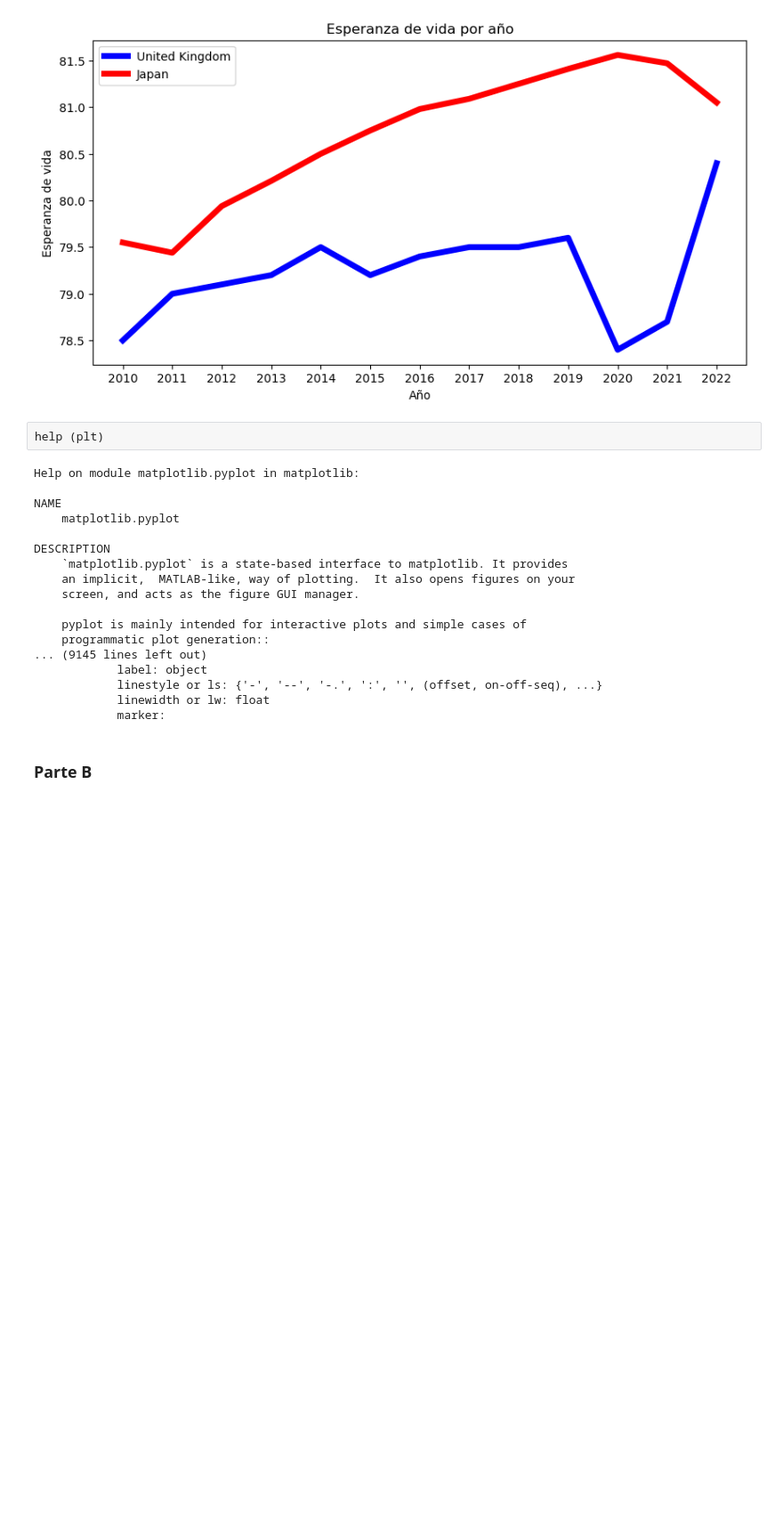
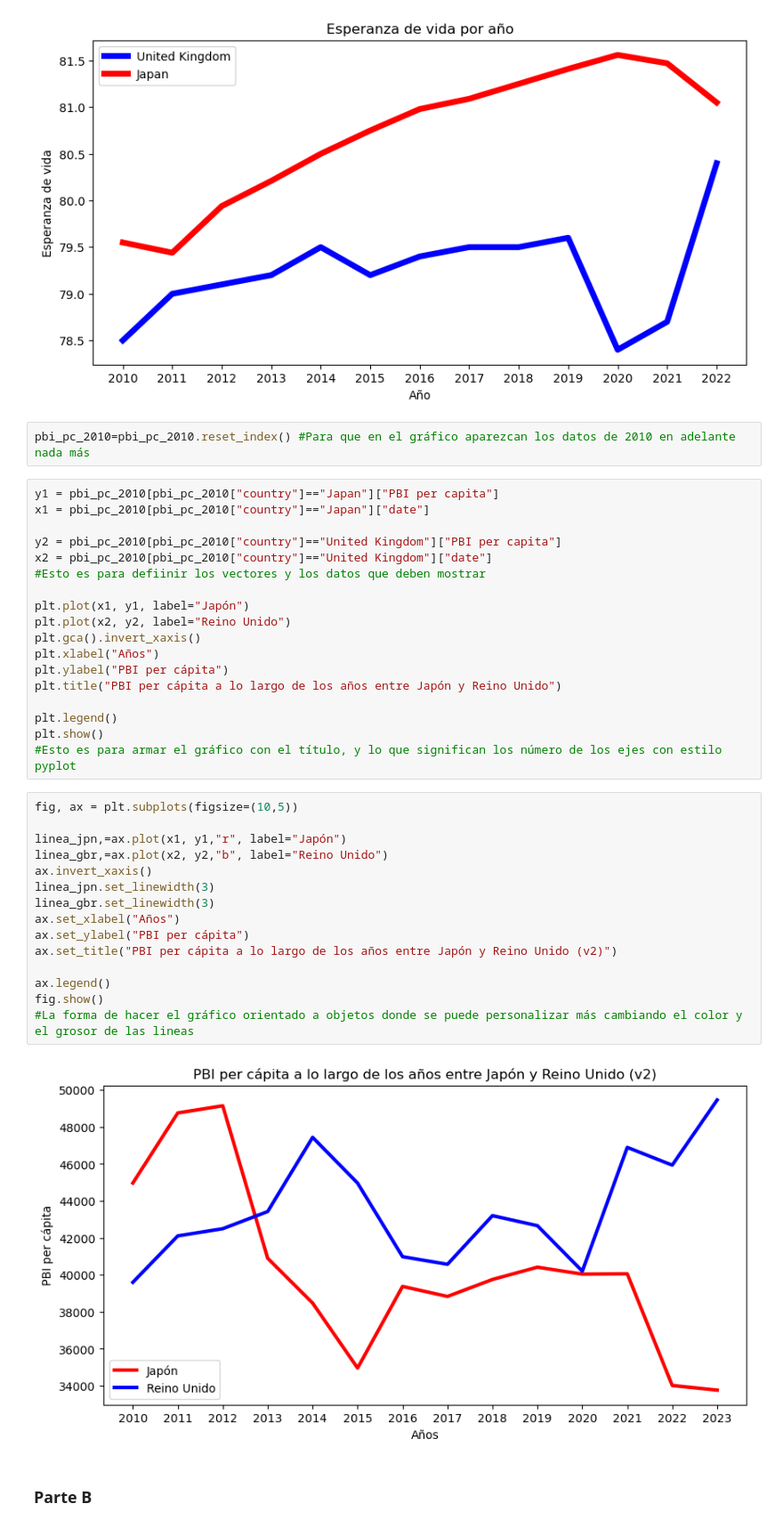
Before and after one commit to joacoreyes44/BigDataUBA-Grupo-6, a Jupyter notebook: TPs/TP1-UBA.ipynb, the cells around one changed output. Shown at 89% size. Drawn from its saved outputs; the diff is of its cells as text; blank space fills up the shorter version.

```diff
--- a/TPs/TP1-UBA.ipynb
+++ b/TPs/TP1-UBA.ipynb
@@ -279,26 +301,43 @@ ax.legend(loc="upper left")
 fig.show()
 # %% [output]
 [figure]
-# %%
-help (plt)
-# %% [output]
-Help on module matplotlib.pyplot in matplotlib:
-
-NAME
-    matplotlib.pyplot
-
-DESCRIPTION
-    `matplotlib.pyplot` is a state-based interface to matplotlib. It provides
-    an implicit,  MATLAB-like, way of plotting.  It also opens figures on your
-    screen, and acts as the figure GUI manager.
-
-    pyplot is mainly intended for interactive plots and simple cases of
-    programmatic plot generation::
-... (9145 lines left out)
-            label: object
-            linestyle or ls: {'-', '--', '-.', ':', '', (offset, on-off-seq), ...}
-            linewidth or lw: float
-            marker:
+# %%
+pbi_pc_2010=pbi_pc_2010.reset_index() #Para que en el gráfico aparezcan los datos de 2010 en adelante nada más
+# %%
+y1 = pbi_pc_2010[pbi_pc_2010["country"]=="Japan"]["PBI per capita"]
+x1 = pbi_pc_2010[pbi_pc_2010["country"]=="Japan"]["date"]
+
+y2 = pbi_pc_2010[pbi_pc_2010["country"]=="United Kingdom"]["PBI per capita"]
+x2 = pbi_pc_2010[pbi_pc_2010["country"]=="United Kingdom"]["date"]
+#Esto es para defiinir los vectores y los datos que deben mostrar
+
+plt.plot(x1, y1, label="Japón")
+plt.plot(x2, y2, label="Reino Unido")
+plt.gca().invert_xaxis()
+plt.xlabel("Años")
+plt.ylabel("PBI per cápita")
+plt.title("PBI per cápita a lo largo de los años entre Japón y Reino Unido")
+
+plt.legend()
+plt.show()
+#Esto es para armar el gráfico con el título, y lo que significan los número de los ejes con estilo pyplot
+# %%
+fig, ax = plt.subplots(figsize=(10,5))
+
+linea_jpn,=ax.plot(x1, y1,"r", label="Japón")
+linea_gbr,=ax.plot(x2, y2,"b", label="Reino Unido")
+ax.invert_xaxis()
+linea_jpn.set_linewidth(3)
+linea_gbr.set_linewidth(3)
+ax.set_xlabel("Años")
+ax.set_ylabel("PBI per cápita")
+ax.set_title("PBI per cápita a lo largo de los años entre Japón y Reino Unido (v2)")
+
+ax.legend()
+fig.show()
+#La forma de hacer el gráfico orientado a objetos donde se puede personalizar más cambiando el color y el grosor de las lineas
+# %% [output]
+[figure, added]
 # %% [markdown]
 ### Parte B
 # %% [markdown]
```
Also changed, not shown: parts of 2 cells of this notebook.
